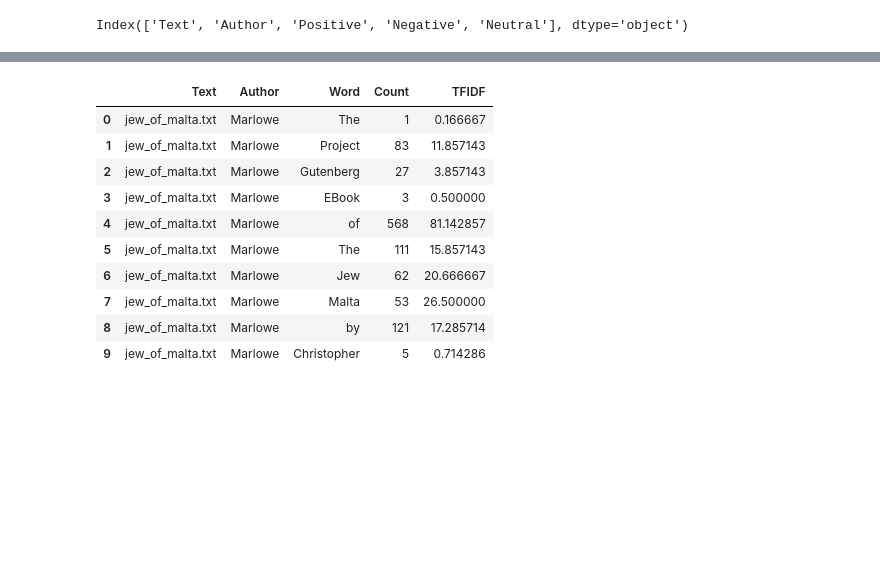
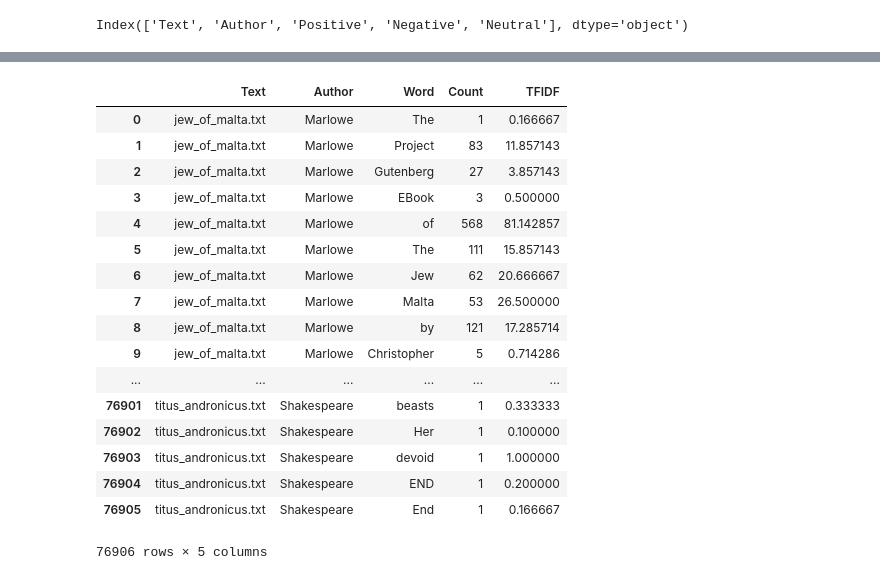
Before and after one commit to INFO3401/problem-set-11-SRInfo3401, a Jupyter notebook: Problem Set 11.ipynb, the cells around one changed output, grey strips where cells are left out. Drawn from its saved outputs; the diff is of its cells as text; code cells hidden in the pictures; blank space fills up the shorter version.

```diff
--- a/Problem Set 11.ipynb
+++ b/Problem Set 11.ipynb
@@ -94,18 +87,25 @@ alt.Chart(data).mark_bar().encode(
 # %%
 data1 = pd.read_csv('rawCounts.csv')
-data1.head(10)
+data1
 # %% [output]
 |  | Text | Author | Word | Count | TFIDF |
 | 0 | jew_of_malta.txt | Marlowe | ﻿The | 1 | 0.166667 |
 | 1 | jew_of_malta.txt | Marlowe | Project | 83 | 11.857143 |
 | 2 | jew_of_malta.txt | Marlowe | Gutenberg | 27 | 3.857143 |
 | 3 | jew_of_malta.txt | Marlowe | EBook | 3 | 0.500000 |
 | 4 | jew_of_malta.txt | Marlowe | of | 568 | 81.142857 |
 | 5 | jew_of_malta.txt | Marlowe | The | 111 | 15.857143 |
 | 6 | jew_of_malta.txt | Marlowe | Jew | 62 | 20.666667 |
 | 7 | jew_of_malta.txt | Marlowe | Malta | 53 | 26.500000 |
 | 8 | jew_of_malta.txt | Marlowe | by | 121 | 17.285714 |
 | 9 | jew_of_malta.txt | Marlowe | Christopher | 5 | 0.714286 |
+| ... | ... | ... | ... | ... | ... |
+| 76901 | titus_andronicus.txt | Shakespeare | beasts | 1 | 0.333333 |
+| 76902 | titus_andronicus.txt | Shakespeare | Her | 1 | 0.100000 |
+| 76903 | titus_andronicus.txt | Shakespeare | devoid | 1 | 1.000000 |
+| 76904 | titus_andronicus.txt | Shakespeare | END | 1 | 0.200000 |
+| 76905 | titus_andronicus.txt | Shakespeare | End | 1 | 0.166667 |
+76906 rows × 5 columns
 # %%
 #6.Build a visualization that allows you to explore the correlation of word counts for Marlowe and Shakespeare.
 #What does this tell you about the styles of the two authors? Note: You will need to aggregate your data to answer this question.
```
Also changed, not shown: parts of 17 cells of this notebook, 1 other file.
